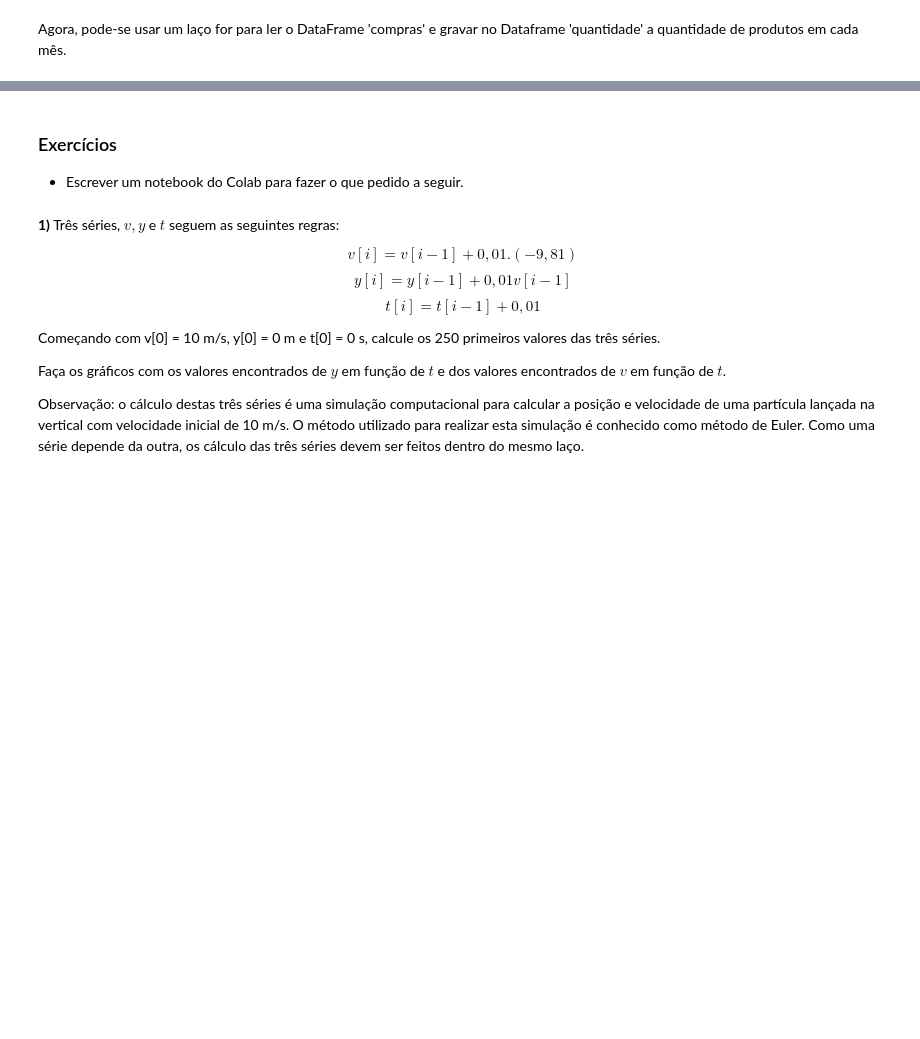
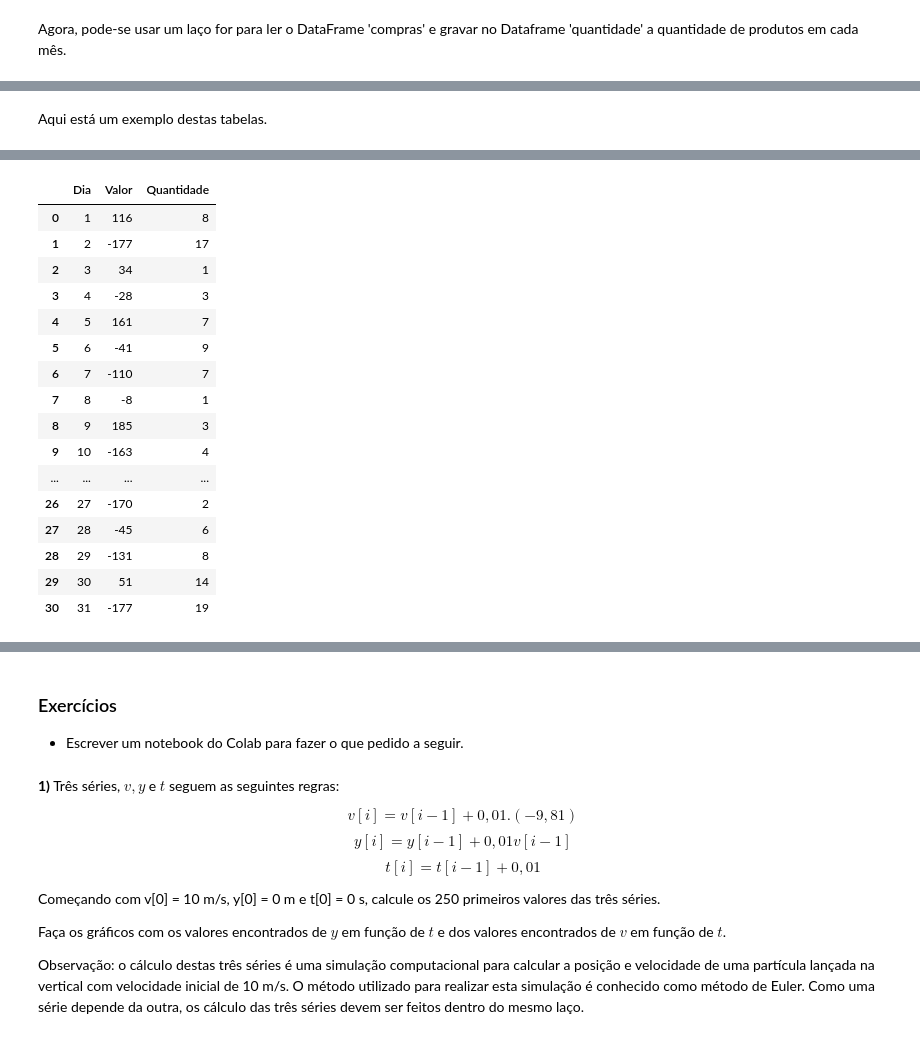
Before and after one commit to BMClab/BasesComputacionais, a Jupyter notebook: aula7/EstruturasDeRepeticaoTabelas.ipynb, the cells around one changed output, grey strips where cells are left out. Saved outputs shown, nothing was run; the diff lists cells and outputs as text; code cells hidden in the pictures; blank space fills up the shorter version.

```diff
--- a/aula7/EstruturasDeRepeticaoTabelas.ipynb
+++ b/aula7/EstruturasDeRepeticaoTabelas.ipynb
@@ -254,0 +234,6 @@ quantidade
+# %%
+jan = 'https://raw.githubusercontent.com/BMClab/BasesComputacionais/master/dados/jan.csv'
+fev = 'https://raw.githubusercontent.com/BMClab/BasesComputacionais/master/dados/fev.csv'
+mar = 'https://raw.githubusercontent.com/BMClab/BasesComputacionais/master/dados/mar.csv'
+urls = [jan, fev, mar]
+urls
@@ -254,0 +245,6 @@ quantidade
+# %% [markdown]
+Aqui está um exemplo destas tabelas.
+# %%
+mes_jan = pd.read_csv(jan)
+mes_jan
+# %% [output]
@@ -254,0 +252,17 @@ quantidade
+|  | Dia | Valor | Quantidade |
+| 0 | 1 | 116 | 8 |
+| 1 | 2 | -177 | 17 |
+| 2 | 3 | 34 | 1 |
+| 3 | 4 | -28 | 3 |
+| 4 | 5 | 161 | 7 |
+| 5 | 6 | -41 | 9 |
+| 6 | 7 | -110 | 7 |
+| 7 | 8 | -8 | 1 |
+| 8 | 9 | 185 | 3 |
+| 9 | 10 | -163 | 4 |
+| ... | ... | ... | ... |
+| 26 | 27 | -170 | 2 |
+| 27 | 28 | -45 | 6 |
+| 28 | 29 | -131 | 8 |
+| 29 | 30 | 51 | 14 |
+| 30 | 31 | -177 | 19 |
```
Also changed, not shown: parts of 20 cells of this notebook.
